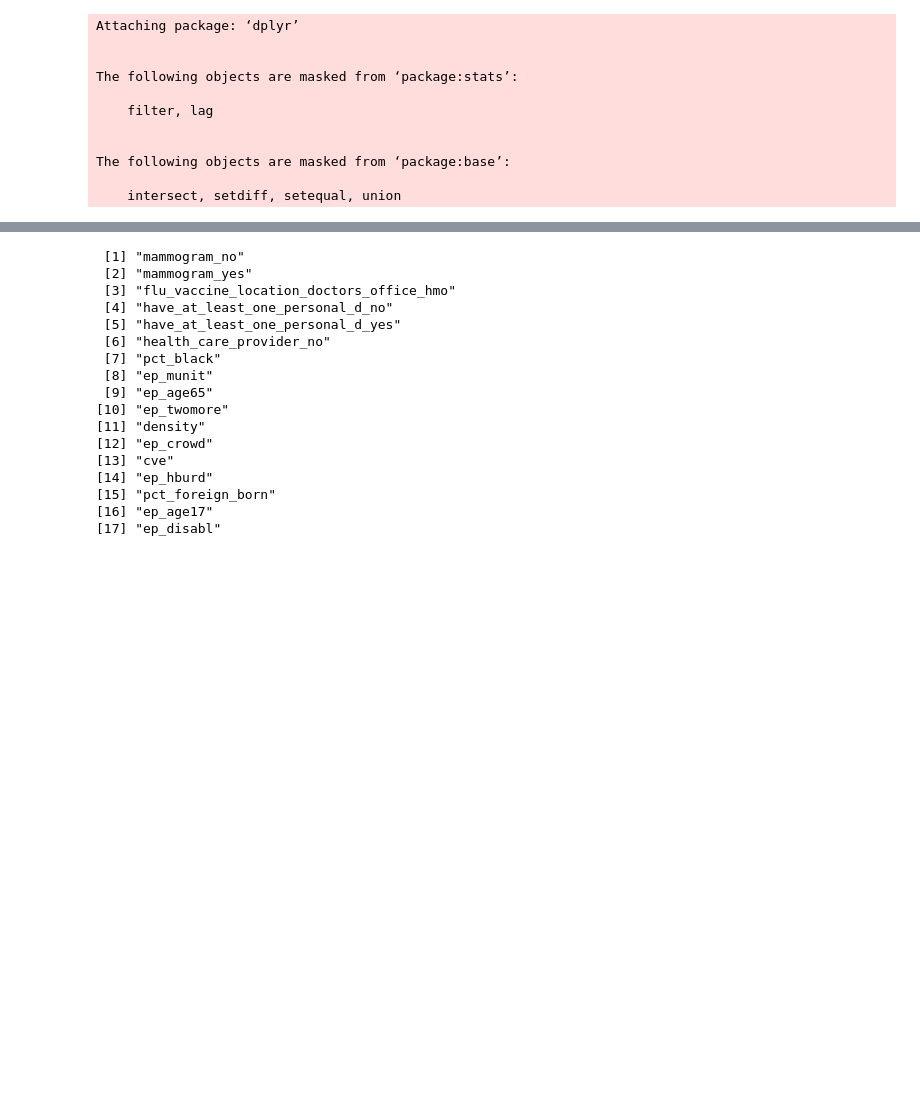
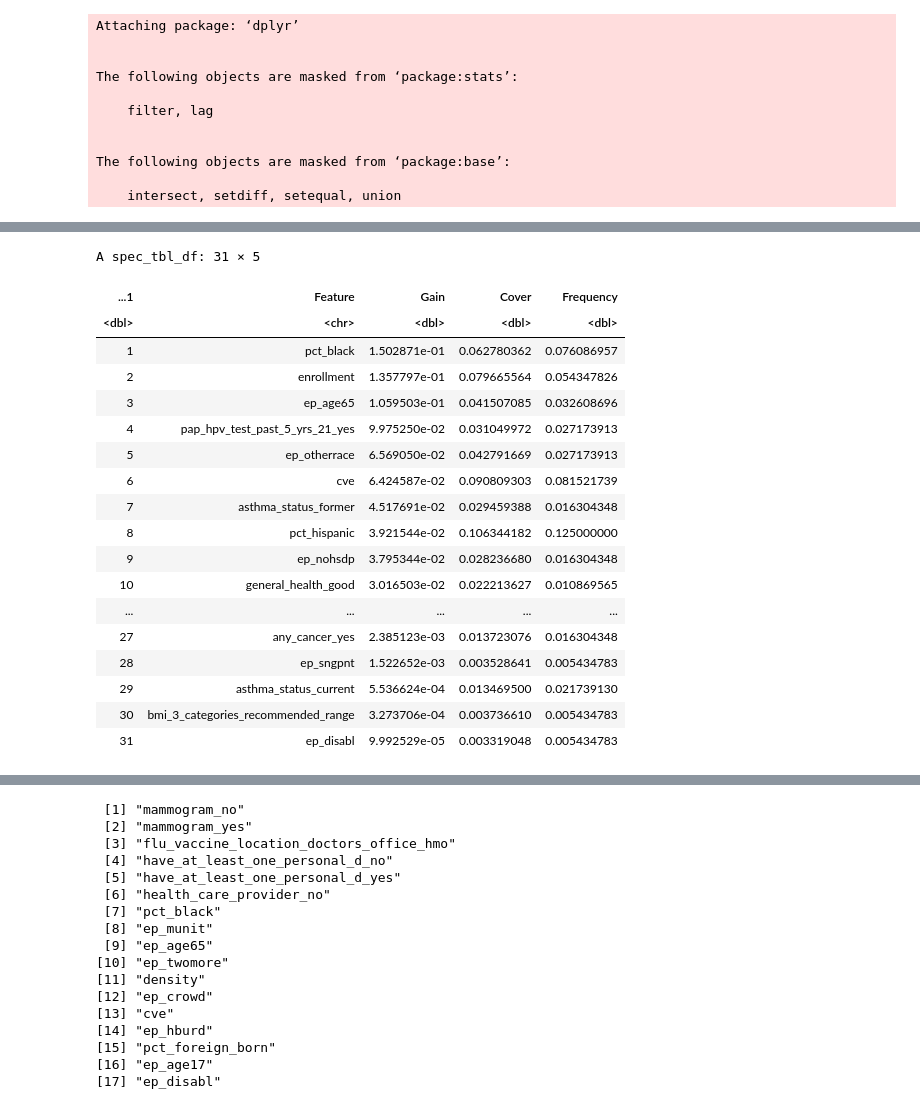
Before and after one commit to MuddORLab/Predicting-Measles-Outbreaks, a Jupyter notebook: 2026SU/compare_contrast_vars.ipynb, the cells around one changed output, grey strips where cells are left out. Drawn from its saved outputs; the diff is of its cells as text; code cells hidden in the pictures; blank space fills up the shorter version.

```diff
--- a/2026SU/compare_contrast_vars.ipynb
+++ b/2026SU/compare_contrast_vars.ipynb
@@ -175,0 +134,23 @@ length(boost_vars_NA_vec)
+# %%
+#XGBoost with NA (phr percent difference included)
+boostNA_vars
+# %% [output]
+A spec_tbl_df: 31 × 5
+| ...1 | Feature | Gain | Cover | Frequency |
+| <dbl> | <chr> | <dbl> | <dbl> | <dbl> |
+| 1 | pct_black | 1.502871e-01 | 0.062780362 | 0.076086957 |
+| 2 | enrollment | 1.357797e-01 | 0.079665564 | 0.054347826 |
+| 3 | ep_age65 | 1.059503e-01 | 0.041507085 | 0.032608696 |
+| 4 | pap_hpv_test_past_5_yrs_21_yes | 9.975250e-02 | 0.031049972 | 0.027173913 |
+| 5 | ep_otherrace | 6.569050e-02 | 0.042791669 | 0.027173913 |
+| 6 | cve | 6.424587e-02 | 0.090809303 | 0.081521739 |
+| 7 | asthma_status_former | 4.517691e-02 | 0.029459388 | 0.016304348 |
+| 8 | pct_hispanic | 3.921544e-02 | 0.106344182 | 0.125000000 |
+| 9 | ep_nohsdp | 3.795344e-02 | 0.028236680 | 0.016304348 |
+| 10 | general_health_good | 3.016503e-02 | 0.022213627 | 0.010869565 |
+| ... | ... | ... | ... | ... |
+| 27 | any_cancer_yes | 2.385123e-03 | 0.013723076 | 0.016304348 |
+| 28 | ep_sngpnt | 1.522652e-03 | 0.003528641 | 0.005434783 |
+| 29 | asthma_status_current | 5.536624e-04 | 0.013469500 | 0.021739130 |
+| 30 | bmi_3_categories_recommended_range | 3.273706e-04 | 0.003736610 | 0.005434783 |
+| 31 | ep_disabl | 9.992529e-05 | 0.003319048 | 0.005434783 |
```
Also changed, not shown: parts of 18 cells of this notebook.
